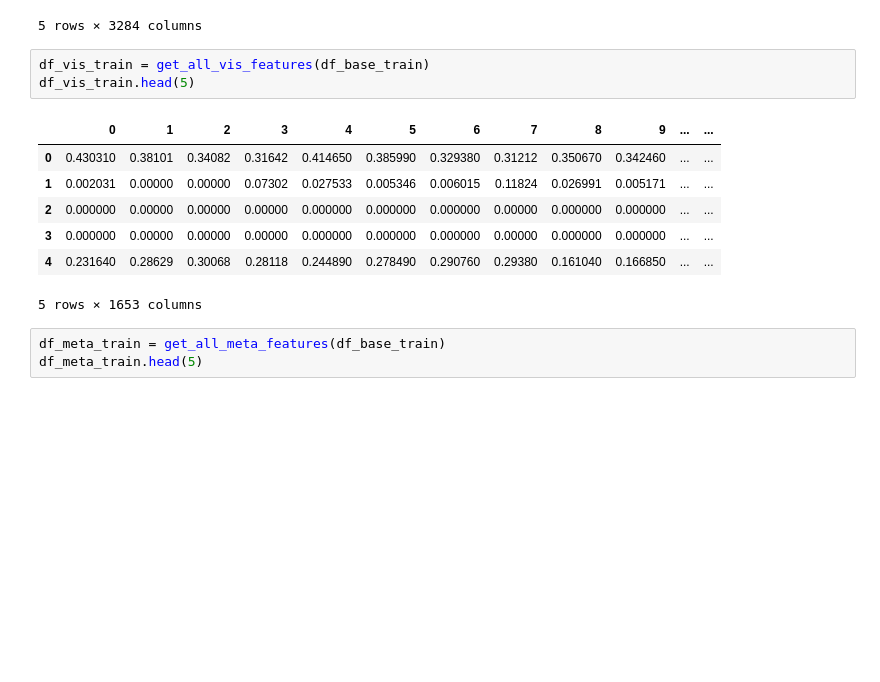
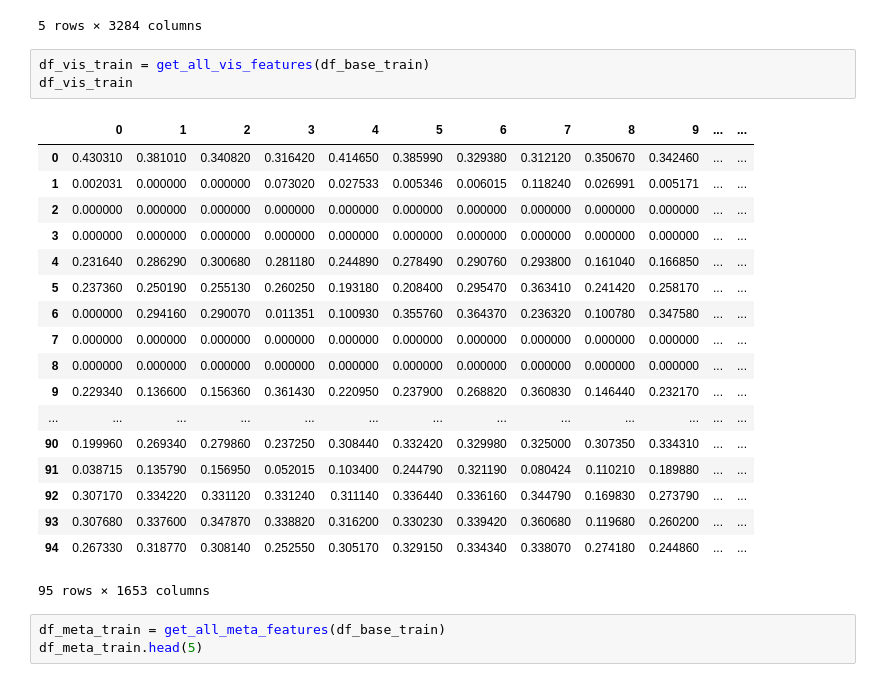
Before and after one commit to freecraver/tud_mmc_eval, a Jupyter notebook: TUD-MMC_mathias.ipynb, the cells around one changed output. Saved outputs shown, nothing was run; the diff lists cells and outputs as text; blank space fills up the shorter version.

```diff
--- a/TUD-MMC_mathias.ipynb
+++ b/TUD-MMC_mathias.ipynb
@@ -188,15 +188,26 @@ df_txt_train.head()
 5 rows × 3284 columns
 # %%
 df_vis_train = get_all_vis_features(df_base_train)
-df_vis_train.head(5)
+df_vis_train
 # %% [output]
 |  | 0 | 1 | 2 | 3 | 4 | 5 | 6 | 7 | 8 | 9 | ... | ... |
-| 0 | 0.430310 | 0.38101 | 0.34082 | 0.31642 | 0.414650 | 0.385990 | 0.329380 | 0.31212 | 0.350670 | 0.342460 | ... | ... |
-| 1 | 0.002031 | 0.00000 | 0.00000 | 0.07302 | 0.027533 | 0.005346 | 0.006015 | 0.11824 | 0.026991 | 0.005171 | ... | ... |
-| 2 | 0.000000 | 0.00000 | 0.00000 | 0.00000 | 0.000000 | 0.000000 | 0.000000 | 0.00000 | 0.000000 | 0.000000 | ... | ... |
-| 3 | 0.000000 | 0.00000 | 0.00000 | 0.00000 | 0.000000 | 0.000000 | 0.000000 | 0.00000 | 0.000000 | 0.000000 | ... | ... |
-| 4 | 0.231640 | 0.28629 | 0.30068 | 0.28118 | 0.244890 | 0.278490 | 0.290760 | 0.29380 | 0.161040 | 0.166850 | ... | ... |
+| 0 | 0.430310 | 0.381010 | 0.340820 | 0.316420 | 0.414650 | 0.385990 | 0.329380 | 0.312120 | 0.350670 | 0.342460 | ... | ... |
+| 1 | 0.002031 | 0.000000 | 0.000000 | 0.073020 | 0.027533 | 0.005346 | 0.006015 | 0.118240 | 0.026991 | 0.005171 | ... | ... |
+| 2 | 0.000000 | 0.000000 | 0.000000 | 0.000000 | 0.000000 | 0.000000 | 0.000000 | 0.000000 | 0.000000 | 0.000000 | ... | ... |
+| 3 | 0.000000 | 0.000000 | 0.000000 | 0.000000 | 0.000000 | 0.000000 | 0.000000 | 0.000000 | 0.000000 | 0.000000 | ... | ... |
+| 4 | 0.231640 | 0.286290 | 0.300680 | 0.281180 | 0.244890 | 0.278490 | 0.290760 | 0.293800 | 0.161040 | 0.166850 | ... | ... |
+| 5 | 0.237360 | 0.250190 | 0.255130 | 0.260250 | 0.193180 | 0.208400 | 0.295470 | 0.363410 | 0.241420 | 0.258170 | ... | ... |
+| 6 | 0.000000 | 0.294160 | 0.290070 | 0.011351 | 0.100930 | 0.355760 | 0.364370 | 0.236320 | 0.100780 | 0.347580 | ... | ... |
+| 7 | 0.000000 | 0.000000 | 0.000000 | 0.000000 | 0.000000 | 0.000000 | 0.000000 | 0.000000 | 0.000000 | 0.000000 | ... | ... |
+| 8 | 0.000000 | 0.000000 | 0.000000 | 0.000000 | 0.000000 | 0.000000 | 0.000000 | 0.000000 | 0.000000 | 0.000000 | ... | ... |
+| 9 | 0.229340 | 0.136600 | 0.156360 | 0.361430 | 0.220950 | 0.237900 | 0.268820 | 0.360830 | 0.146440 | 0.232170 | ... | ... |
+| ... | ... | ... | ... | ... | ... | ... | ... | ... | ... | ... | ... | ... |
+| 90 | 0.199960 | 0.269340 | 0.279860 | 0.237250 | 0.308440 | 0.332420 | 0.329980 | 0.325000 | 0.307350 | 0.334310 | ... | ... |
+| 91 | 0.038715 | 0.135790 | 0.156950 | 0.052015 | 0.103400 | 0.244790 | 0.321190 | 0.080424 | 0.110210 | 0.189880 | ... | ... |
+| 92 | 0.307170 | 0.334220 | 0.331120 | 0.331240 | 0.311140 | 0.336440 | 0.336160 | 0.344790 | 0.169830 | 0.273790 | ... | ... |
+| 93 | 0.307680 | 0.337600 | 0.347870 | 0.338820 | 0.316200 | 0.330230 | 0.339420 | 0.360680 | 0.119680 | 0.260200 | ... | ... |
+| 94 | 0.267330 | 0.318770 | 0.308140 | 0.252550 | 0.305170 | 0.329150 | 0.334340 | 0.338070 | 0.274180 | 0.244860 | ... | ... |
-5 rows × 1653 columns
+95 rows × 1653 columns
 # %%
 df_meta_train = get_all_meta_features(df_base_train)
 df_meta_train.head(5)
```
Also changed, not shown: parts of 1 cell of this notebook.
